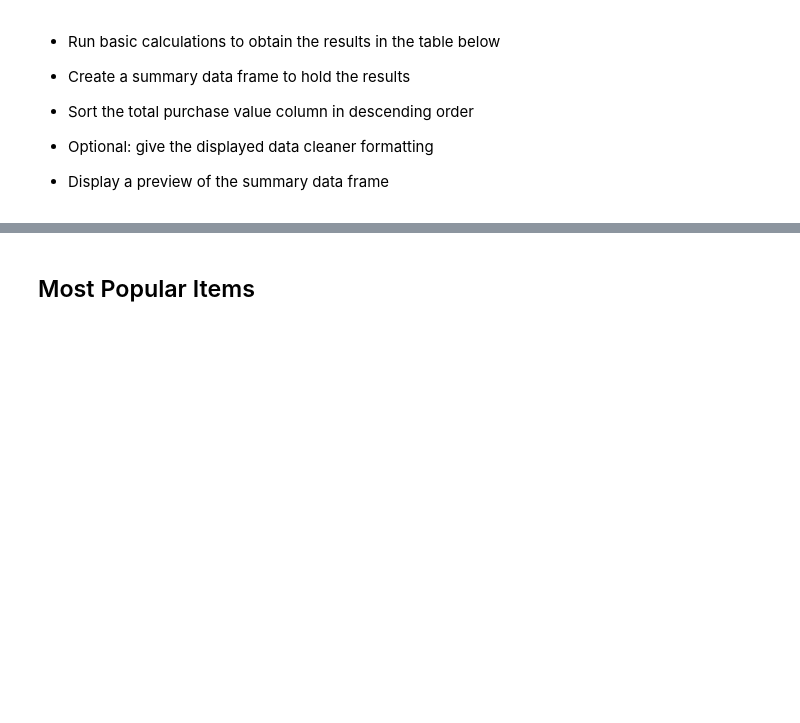
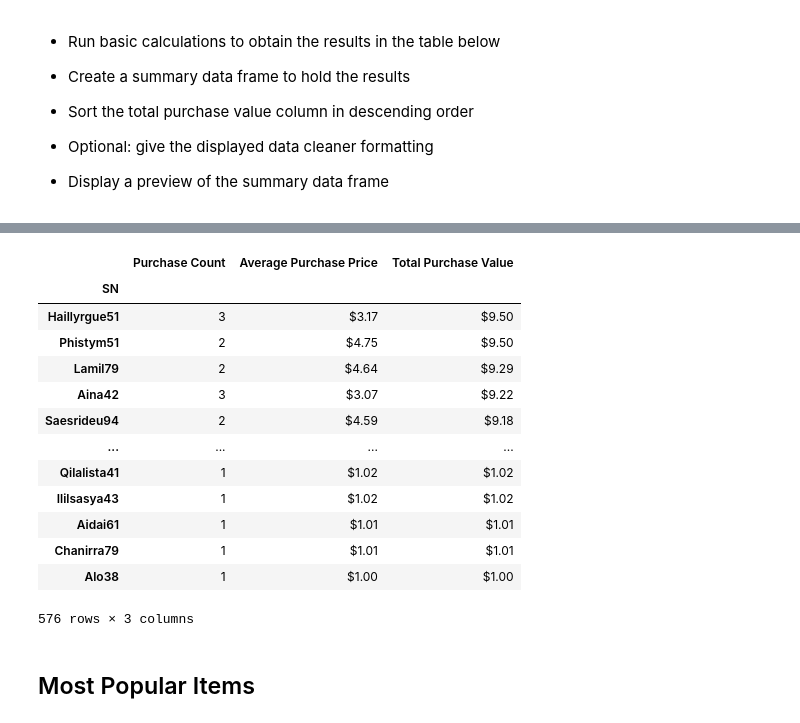
Before and after one commit to SakiSugio/pandas-challenge, a Jupyter notebook: HeroesOfPymoli/HeroesOfPymoli.ipynb, the cells around one changed output, grey strips where cells are left out. Cells and saved outputs as stored; diff of their text form; code cells hidden in the pictures; blank space fills up the shorter version.

```diff
--- a/HeroesOfPymoli/HeroesOfPymoli.ipynb
+++ b/HeroesOfPymoli/HeroesOfPymoli.ipynb
@@ -413,3 +413,7 @@ age_bin_purchase_analysis
 
 
 * Display a preview of the summary data frame
+# %%
+# spender
+spender = purchase_data.groupby(["SN"])
+spender
@@ -415,0 +422,4 @@ age_bin_purchase_analysis
+# %%
+# Total purchase by each player
+spender_total_purchase = spender["Item ID"].count()
+spender_total_purchase
@@ -415,0 +440,4 @@ age_bin_purchase_analysis
+# %%
+# Total purchase price by each player
+spender_total_price = spender["Price"].sum()
+spender_total_price
@@ -415,0 +458,4 @@ age_bin_purchase_analysis
+# %%
+#average
+ave_price = spender["Price"].mean()
+ave_price
@@ -416,3 +476,33 @@ age_bin_purchase_analysis
+# %%
+# create a new DataFrame object
+top_spenders_analysis = pd.DataFrame ({
+"Purchase Count" : spender_total_purchase,
+"Average Purchase Price" : ave_price,
+"Total Purchase Value" : spender_total_price
+})
+
+# format "Total Purchase Value", "Total Purchase Value"
+top_spenders_analysis["Total Purchase Value"] = top_spenders_analysis["Total Purchase Value"].map("${:,.2f}".format)
+top_spenders_analysis["Average Purchase Price"] = top_spenders_analysis["Average Purchase Price"].map("${:,.2f}".format)
+
+top_spenders_analysis = top_spenders_analysis.sort_values(["Total Purchase Value"], ascending = False)
+
+top_spenders_analysis
+# %% [output]
+|  | Purchase Count | Average Purchase Price | Total Purchase Value |
+| SN |  |  |  |
+| Haillyrgue51 | 3 | $3.17 | $9.50 |
+| Phistym51 | 2 | $4.75 | $9.50 |
+| Lamil79 | 2 | $4.64 | $9.29 |
+| Aina42 | 3 | $3.07 | $9.22 |
+| Saesrideu94 | 2 | $4.59 | $9.18 |
+| ... | ... | ... | ... |
+| Qilalista41 | 1 | $1.02 | $1.02 |
+| Ililsasya43 | 1 | $1.02 | $1.02 |
+| Aidai61 | 1 | $1.01 | $1.01 |
+| Chanirra79 | 1 | $1.01 | $1.01 |
+| Alo38 | 1 | $1.00 | $1.00 |
+576 rows × 3 columns
 # %% [markdown]
 ## Most Popular Items
 # %% [markdown]
```
Also changed, not shown: parts of 8 cells of this notebook.
